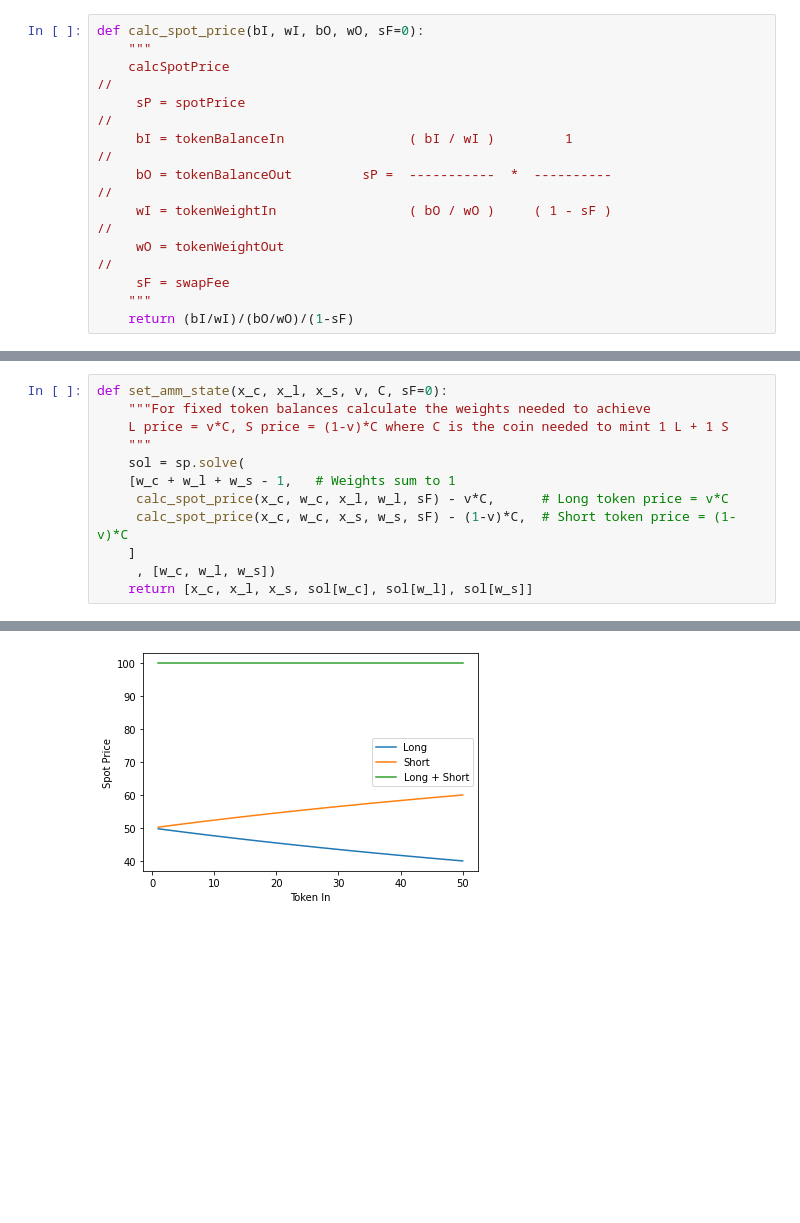
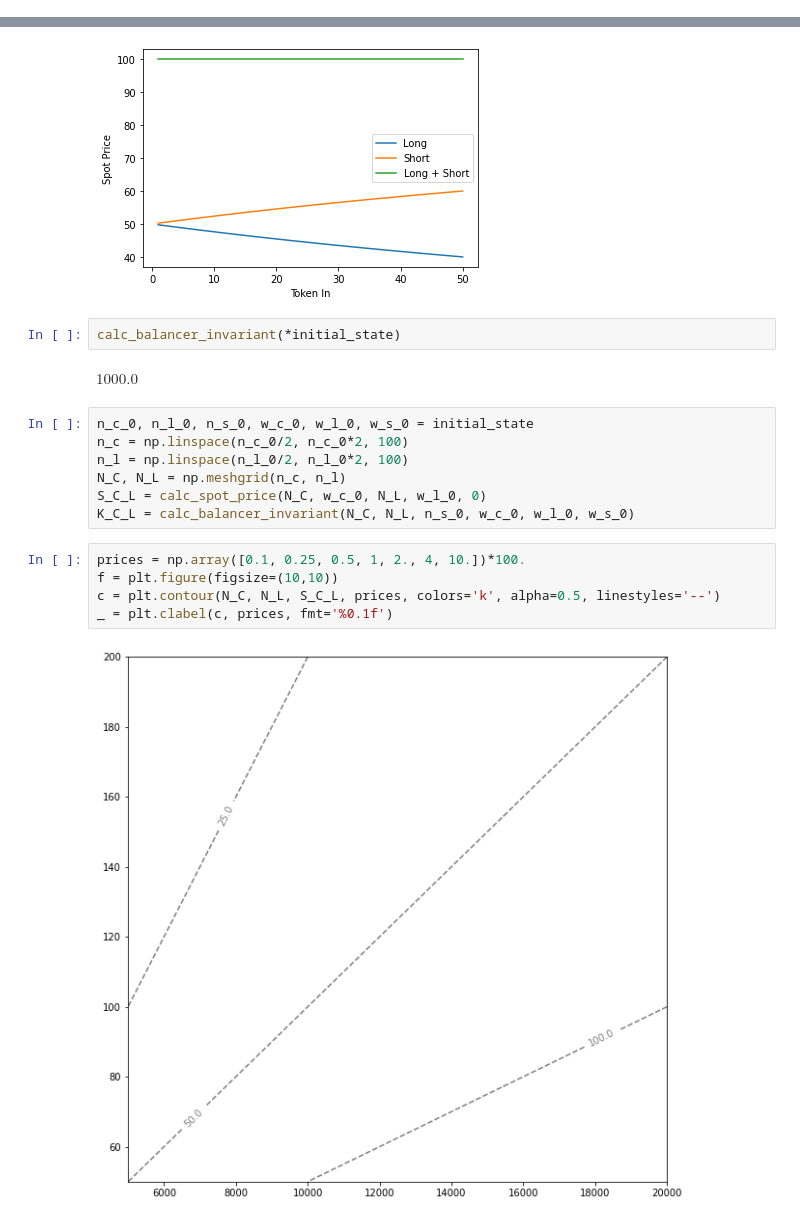
Before and after one commit to fetchai/mettalex-market-maker, a Jupyter notebook: amm_balancer.ipynb, the cells around one changed output, grey strips where cells are left out. Cells and saved outputs as stored; diff of their text form; blank space fills up the shorter version.

Commit message:
MEX-495 Investigating rebalance.  Contour plots of spot prices and invariants, refactored notebook functions into library

```diff
--- a/amm_balancer.ipynb
+++ b/amm_balancer.ipynb
@@ -20,15 +31,3 @@ d_c, d_p = sp.symbols('d_c d_p', positive=True)
 # e.g. for $100.000_000_000_000_000_000 = 1.000_000 mt
 # this is 100*10**18 / 1*10**6 = 10**14
 C = sp.symbols('C', positive=True)
-# %%
-def calc_spot_price(bI, wI, bO, wO, sF=0):
-    """
-    calcSpotPrice                                                                             //
-     sP = spotPrice                                                                            //
-     bI = tokenBalanceIn                ( bI / wI )         1                                  //
-     bO = tokenBalanceOut         sP =  -----------  *  ----------                             //
-     wI = tokenWeightIn                 ( bO / wO )     ( 1 - sF )                             //
-     wO = tokenWeightOut                                                                       //
-     sF = swapFee
-    """
-    return (bI/wI)/(bO/wO)/(1-sF)
@@ -125,15 +111,3 @@ $\displaystyle x_{c}$
 # %% [markdown]
 # Working with AMM State
 We now look at the state of the AMM after performing operations such as swapping from C to L or vice versa.
-# %%
-def set_amm_state(x_c, x_l, x_s, v, C, sF=0):
-    """For fixed token balances calculate the weights needed to achieve
-    L price = v*C, S price = (1-v)*C where C is the coin needed to mint 1 L + 1 S
-    """
-    sol = sp.solve(
-    [w_c + w_l + w_s - 1,   # Weights sum to 1
-     calc_spot_price(x_c, w_c, x_l, w_l, sF) - v*C,      # Long token price = v*C
-     calc_spot_price(x_c, w_c, x_s, w_s, sF) - (1-v)*C,  # Short token price = (1-v)*C
-    ]
-     , [w_c, w_l, w_s])
-    return [x_c, x_l, x_s, sol[w_c], sol[w_l], sol[w_s]]
@@ -579,3 +454,21 @@ _ = plt.xlabel('Token In')
 _ = plt.ylabel('Spot Price')
 # %% [output]
 [figure]
+# %%
+calc_balancer_invariant(*initial_state)
+# %% [output]
+$\displaystyle 1000.0$
+# %%
+n_c_0, n_l_0, n_s_0, w_c_0, w_l_0, w_s_0 = initial_state
+n_c = np.linspace(n_c_0/2, n_c_0*2, 100)
+n_l = np.linspace(n_l_0/2, n_l_0*2, 100)
+N_C, N_L = np.meshgrid(n_c, n_l)
+S_C_L = calc_spot_price(N_C, w_c_0, N_L, w_l_0, 0)
+K_C_L = calc_balancer_invariant(N_C, N_L, n_s_0, w_c_0, w_l_0, w_s_0)
+# %%
+prices = np.array([0.1, 0.25, 0.5, 1, 2., 4, 10.])*100.
+f = plt.figure(figsize=(10,10))
+c = plt.contour(N_C, N_L, S_C_L, prices, colors='k', alpha=0.5, linestyles='--')
+_ = plt.clabel(c, prices, fmt='%0.1f')
+# %% [output]
+[figure, added]
```
Also changed, not shown: parts of 18 cells of this notebook, 1 other file.
